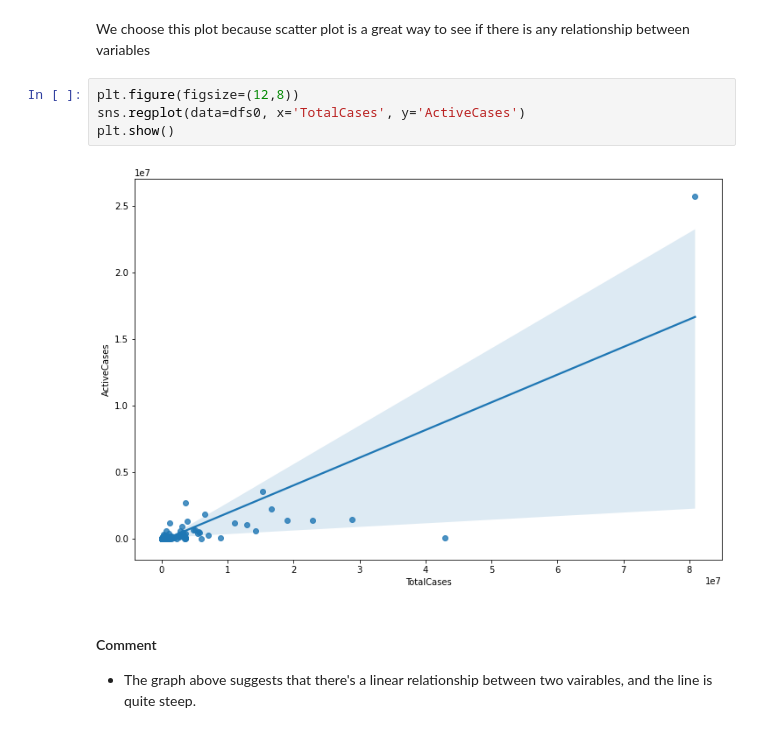
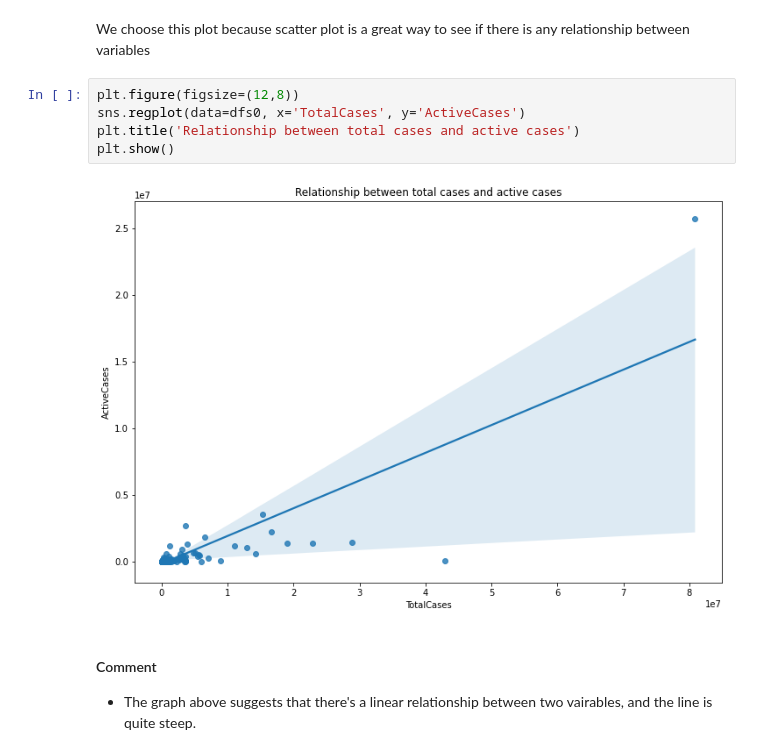
Before and after one commit to ndkhoa0704/Worldometers-explorer, a Jupyter notebook: Hung.ipynb, the cells around one changed output. Drawn from its saved outputs; the diff is of its cells as text.

```diff
--- a/Hung.ipynb
+++ b/Hung.ipynb
@@ -130,9 +136,10 @@ We choose this plot because scatter plot is a great way to see if there is any r
 # %%
 plt.figure(figsize=(12,8))
 sns.regplot(data=dfs0, x='TotalCases', y='ActiveCases')
+plt.title('Relationship between total cases and active cases')
 plt.show()
 # %% [output]
-[figure, old version]
+[figure, new version]
 # %% [markdown]
 #### Comment
 
```
Also changed, not shown: parts of 8 cells of this notebook.
